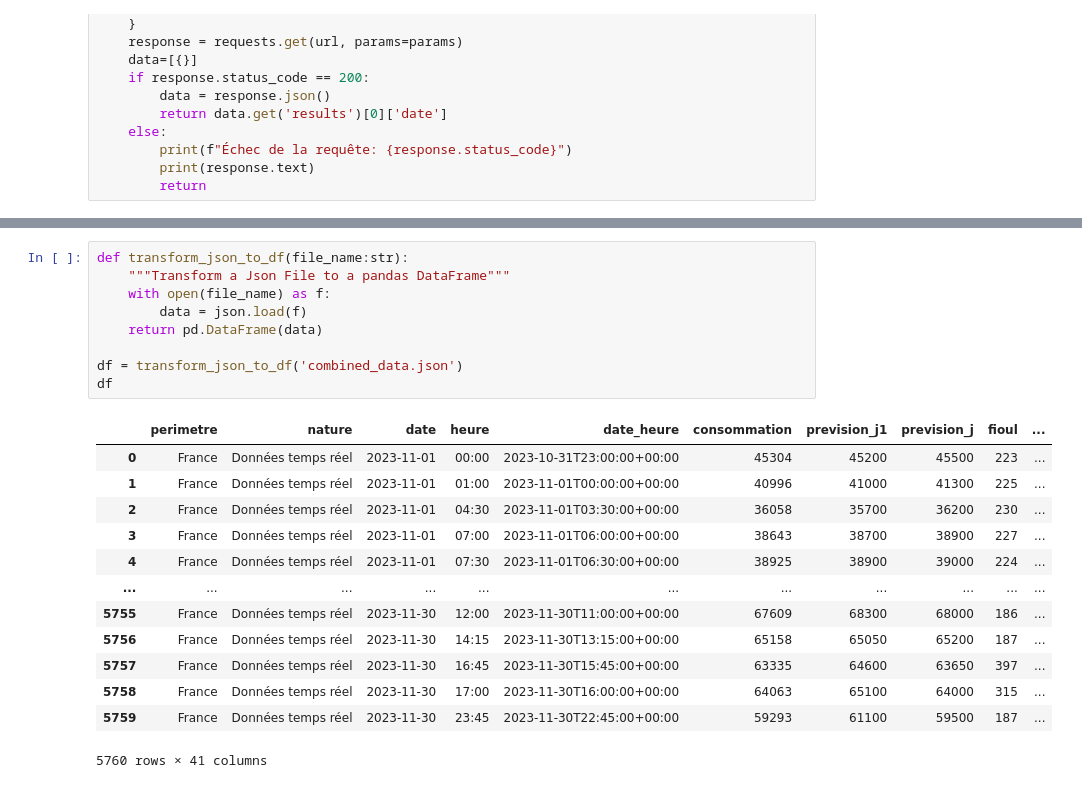
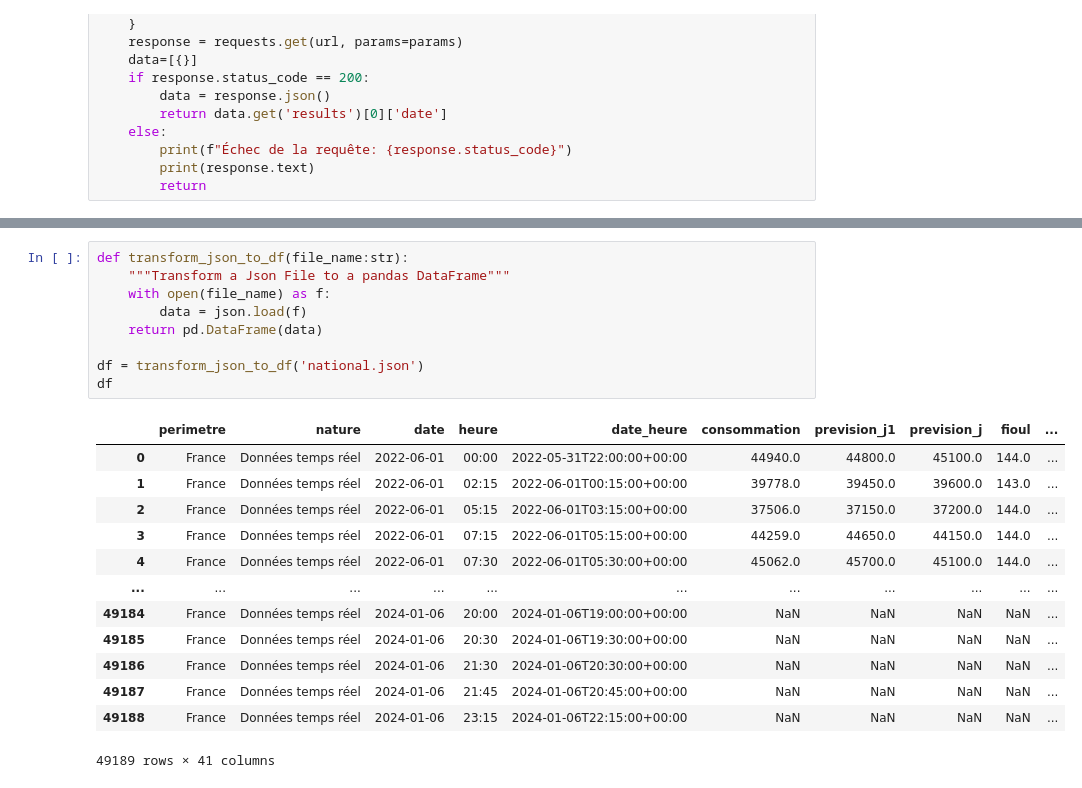
Before and after one commit to Hisqkq/Projet-outinfo, a Jupyter notebook: electricity.ipynb, the cells around one changed output, grey strips where cells are left out. Drawn from its saved outputs; the diff is of its cells as text.

```diff
--- a/electricity.ipynb
+++ b/electricity.ipynb
@@ -183,26 +201,26 @@ get_data("eco2mix-national-tr", "national.json")
 # %%
 def transform_json_to_df(file_name:str):
     """Transform a Json File to a pandas DataFrame"""
     with open(file_name) as f:
         data = json.load(f)
     return pd.DataFrame(data)
 
-df = transform_json_to_df('combined_data.json')
+df = transform_json_to_df('national.json')
 df
 # %% [output]
 |  | perimetre | nature | date | heure | date_heure | consommation | prevision_j1 | prevision_j | fioul | ... |
-| 0 | France | Données temps réel | 2023-11-01 | 00:00 | 2023-10-31T23:00:00+00:00 | 45304 | 45200 | 45500 | 223 | ... |
-| 1 | France | Données temps réel | 2023-11-01 | 01:00 | 2023-11-01T00:00:00+00:00 | 40996 | 41000 | 41300 | 225 | ... |
-| 2 | France | Données temps réel | 2023-11-01 | 04:30 | 2023-11-01T03:30:00+00:00 | 36058 | 35700 | 36200 | 230 | ... |
-| 3 | France | Données temps réel | 2023-11-01 | 07:00 | 2023-11-01T06:00:00+00:00 | 38643 | 38700 | 38900 | 227 | ... |
-| 4 | France | Données temps réel | 2023-11-01 | 07:30 | 2023-11-01T06:30:00+00:00 | 38925 | 38900 | 39000 | 224 | ... |
+| 0 | France | Données temps réel | 2022-06-01 | 00:00 | 2022-05-31T22:00:00+00:00 | 44940.0 | 44800.0 | 45100.0 | 144.0 | ... |
+| 1 | France | Données temps réel | 2022-06-01 | 02:15 | 2022-06-01T00:15:00+00:00 | 39778.0 | 39450.0 | 39600.0 | 143.0 | ... |
+| 2 | France | Données temps réel | 2022-06-01 | 05:15 | 2022-06-01T03:15:00+00:00 | 37506.0 | 37150.0 | 37200.0 | 144.0 | ... |
+| 3 | France | Données temps réel | 2022-06-01 | 07:15 | 2022-06-01T05:15:00+00:00 | 44259.0 | 44650.0 | 44150.0 | 144.0 | ... |
+| 4 | France | Données temps réel | 2022-06-01 | 07:30 | 2022-06-01T05:30:00+00:00 | 45062.0 | 45700.0 | 45100.0 | 144.0 | ... |
 | ... | ... | ... | ... | ... | ... | ... | ... | ... | ... | ... |
-| 5755 | France | Données temps réel | 2023-11-30 | 12:00 | 2023-11-30T11:00:00+00:00 | 67609 | 68300 | 68000 | 186 | ... |
-| 5756 | France | Données temps réel | 2023-11-30 | 14:15 | 2023-11-30T13:15:00+00:00 | 65158 | 65050 | 65200 | 187 | ... |
-| 5757 | France | Données temps réel | 2023-11-30 | 16:45 | 2023-11-30T15:45:00+00:00 | 63335 | 64600 | 63650 | 397 | ... |
-| 5758 | France | Données temps réel | 2023-11-30 | 17:00 | 2023-11-30T16:00:00+00:00 | 64063 | 65100 | 64000 | 315 | ... |
-| 5759 | France | Données temps réel | 2023-11-30 | 23:45 | 2023-11-30T22:45:00+00:00 | 59293 | 61100 | 59500 | 187 | ... |
+| 49184 | France | Données temps réel | 2024-01-06 | 20:00 | 2024-01-06T19:00:00+00:00 | NaN | NaN | NaN | NaN | ... |
+| 49185 | France | Données temps réel | 2024-01-06 | 20:30 | 2024-01-06T19:30:00+00:00 | NaN | NaN | NaN | NaN | ... |
+| 49186 | France | Données temps réel | 2024-01-06 | 21:30 | 2024-01-06T20:30:00+00:00 | NaN | NaN | NaN | NaN | ... |
+| 49187 | France | Données temps réel | 2024-01-06 | 21:45 | 2024-01-06T20:45:00+00:00 | NaN | NaN | NaN | NaN | ... |
+| 49188 | France | Données temps réel | 2024-01-06 | 23:15 | 2024-01-06T22:15:00+00:00 | NaN | NaN | NaN | NaN | ... |
-5760 rows × 41 columns
+49189 rows × 41 columns
 # %%
 import matplotlib.pyplot as plt
 from ipywidgets import interact
```
Also changed, not shown: parts of 5 cells of this notebook, 1 other file.
